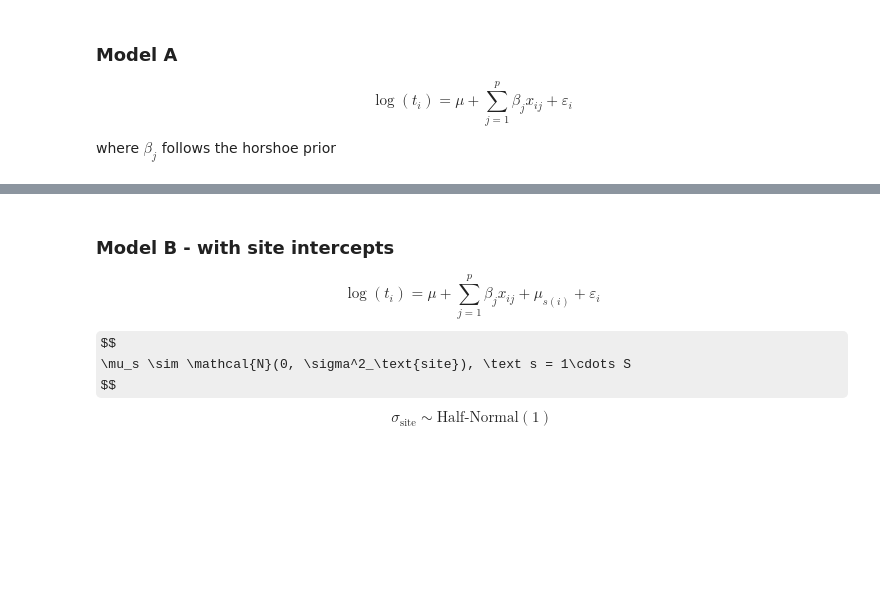
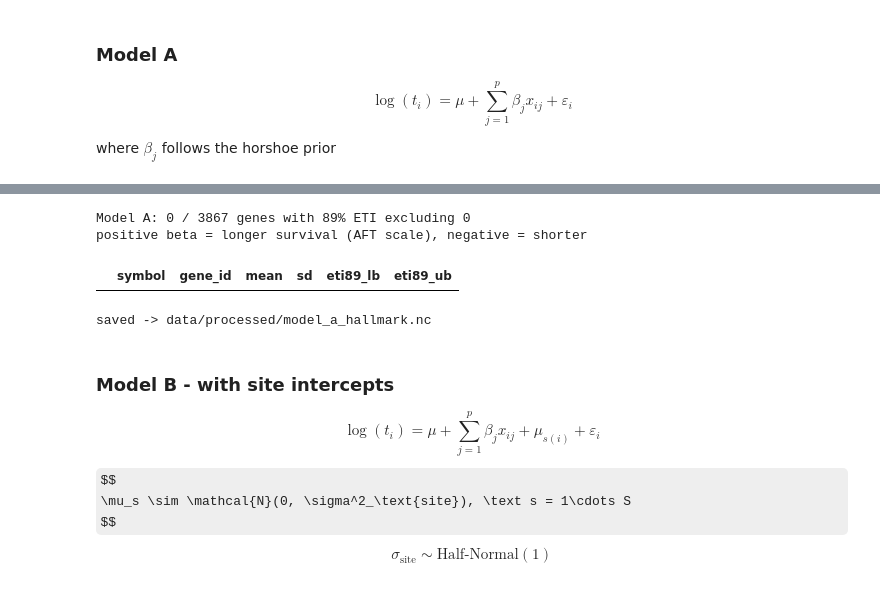
Before and after one commit to affanhamid/tcga-survival-bias, a Jupyter notebook: notebooks/03_Modelling.ipynb, the cells around one changed output, grey strips where cells are left out. Drawn from its saved outputs; the diff is of its cells as text; code cells hidden in the pictures; some formulas as TeX source; blank space fills up the shorter version.

Commit message:
modelling complete for LUSC

```diff
--- a/notebooks/03_Modelling.ipynb
+++ b/notebooks/03_Modelling.ipynb
@@ -190,7 +190,7 @@ with model:
         draws=1000,
         tune=1000,
         chains=4,
-        target_accept=0.95,
+        target_accept=0.99,             # 0.99 to clear the funnel-tail divergences
         nuts_sampler="nutpie",          # Rust NUTS: faster, handles its own parallelism
         return_inferencedata=True,
     )
@@ -218,3 +222,31 @@ Divergences: 26
+# %%
+# --- Model A: which hallmark genes carry a prognostic signal? ---
+# beta[i] aligns with gene_cols[i]. A gene "hits" if its 89% ETI excludes 0.
+ens2sym = {v: k for k, v in sym2ens.items()}
+
+bsa = az.summary(trace, var_names=["beta"]).reset_index(drop=True)
+# arviz 1.x returns object-dtype columns -> coerce before comparing
+num_cols = ["mean", "sd", "eti89_lb", "eti89_ub"]
+bsa[num_cols] = bsa[num_cols].apply(pd.to_numeric, errors="coerce")
+bsa["gene_id"] = gene_cols
+bsa["symbol"]  = [ens2sym.get(g, g) for g in gene_cols]
+
+hits_a = bsa[(bsa["eti89_lb"] > 0) | (bsa["eti89_ub"] < 0)].copy()
+hits_a = hits_a.reindex(hits_a["mean"].abs().sort_values(ascending=False).index)
+
+print(f"Model A: {len(hits_a)} / {len(gene_cols)} genes with 89% ETI excluding 0")
+print("positive beta = longer survival (AFT scale), negative = shorter")
+hits_a[["symbol", "gene_id", "mean", "sd", "eti89_lb", "eti89_ub"]].head(25)
+# %% [output]
+Model A: 0 / 3867 genes with 89% ETI excluding 0
+positive beta = longer survival (AFT scale), negative = shorter
+|  | symbol | gene_id | mean | sd | eti89_lb | eti89_ub |
+# %%
+# save the Model A trace so we don't have to re-sample
+trace.to_netcdf("../data/processed/model_a_hallmark.nc")
+print("saved -> data/processed/model_a_hallmark.nc")
+# %% [output]
+saved -> data/processed/model_a_hallmark.nc
 # %% [markdown]
 ### Model B - with site intercepts
 
```
Also changed, not shown: parts of 13 cells of this notebook, 2 other files.
